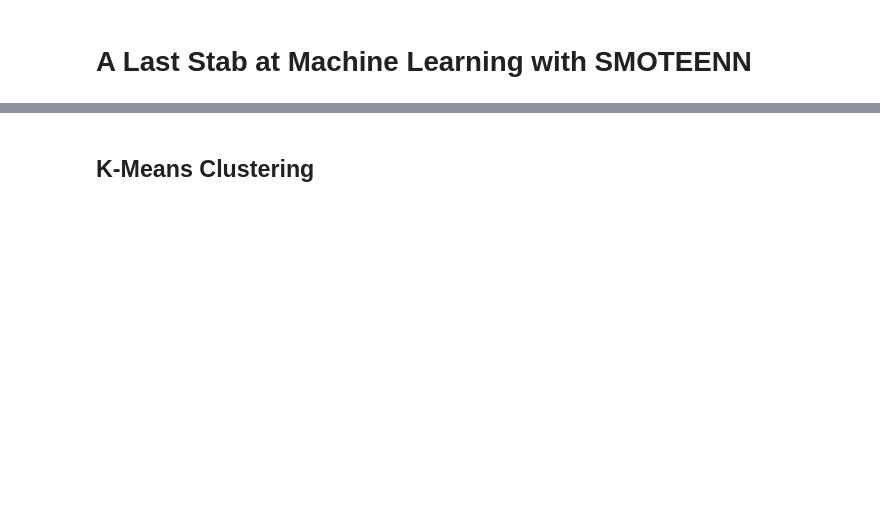
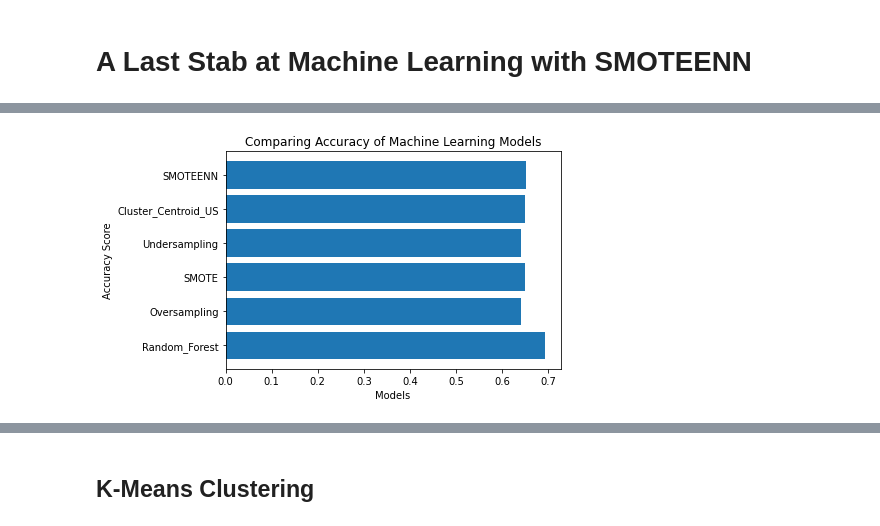
Before and after one commit to SarahMason2015/Billionaires, a Jupyter notebook: BillionairesDataML.ipynb, the cells around one changed output, grey strips where cells are left out. Drawn from its saved outputs; the diff is of its cells as text; code cells hidden in the pictures; blank space fills up the shorter version.

```diff
--- a/BillionairesDataML.ipynb
+++ b/BillionairesDataML.ipynb
@@ -434,0 +493,4 @@ y_resampled = 0
+# %%
+data = [['Random_Forest',0.6926605504587156],['Oversampling',0.6408659946971494],['SMOTE',0.6503162108347347],['Undersampling', 0.6408659946971494],['Cluster_Centroid_US',0.649341270414427],['SMOTEENN', 0.6524363193677847]]
+chart_df = pd.DataFrame(data, columns = ['ML_Model','Accuracy'])
+chart_df
@@ -434,0 +505,11 @@ y_resampled = 0
+# %%
+x = chart_df['ML_Model']
+y = chart_df['Accuracy']
+# %%
+plt.barh(x, y, align='center', alpha = 1.0)
+plt.xlabel('Models')
+plt.ylabel('Accuracy Score')
+plt.title('Comparing Accuracy of Machine Learning Models')
+plt.show()
+# %% [output]
+[figure, added]
```
Also changed, not shown: parts of 46 cells of this notebook.
